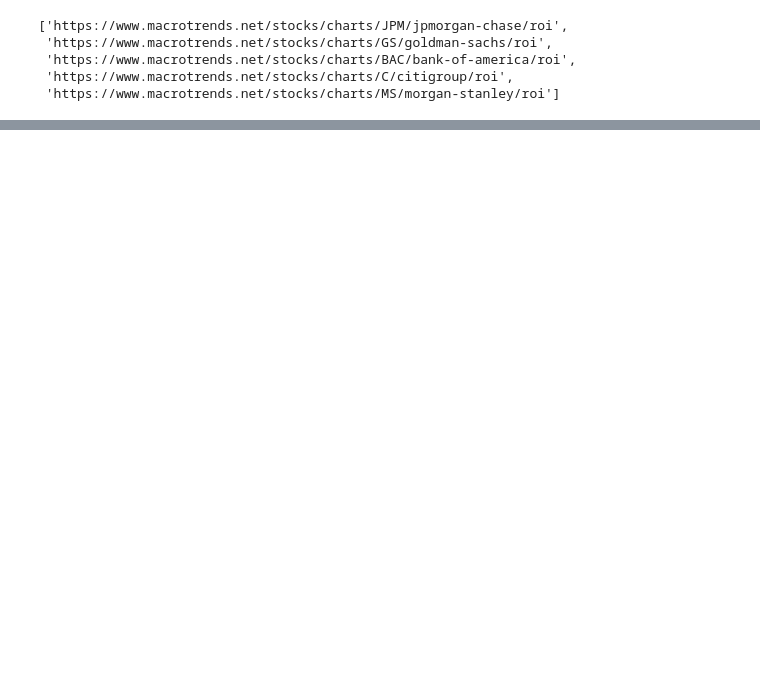
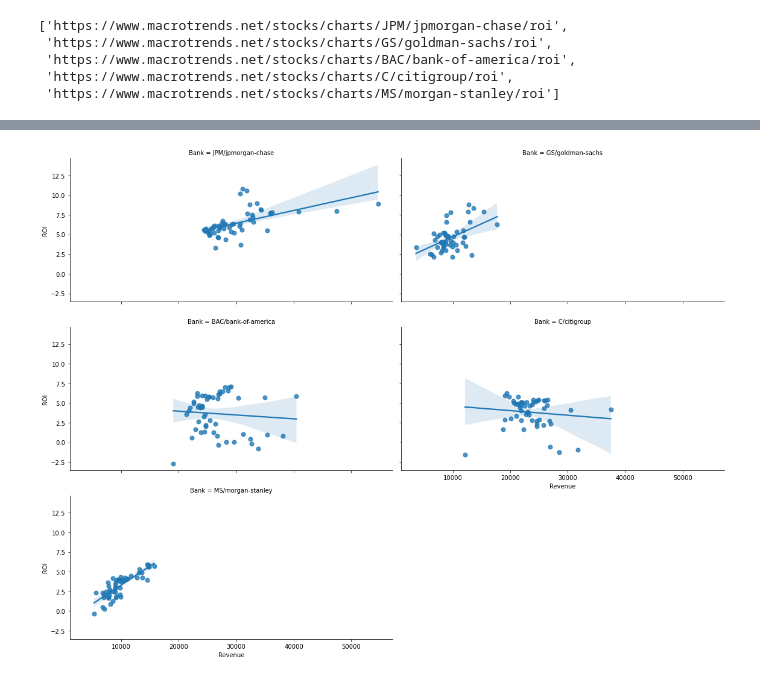
Before and after one commit to siyuan221/inv_bank, a Jupyter notebook: proj.ipynb, the cells around one changed output, grey strips where cells are left out. Cells and saved outputs as stored; diff of their text form; code cells hidden in the pictures; blank space fills up the shorter version.

```diff
--- a/proj.ipynb
+++ b/proj.ipynb
@@ -121 +140,13 @@ plt.show()
+# %%
+# fig, ax = plt.subplots(1,5, figsize=(12,8))
+
+g = sns.FacetGrid(banking, col="Bank", col_wrap=2, height=4, aspect=2)
+g.map(sns.regplot, "Revenue", "ROI", ci=95, scatter_kws={"s": 50})
+
+
+# ax.set_title('Relationship between ROI and Revenue', fontsize=15)
+
+plt.show()
+# %% [output]
+[figure, added]
 # %%
```
Also changed, not shown: parts of 20 cells of this notebook.
